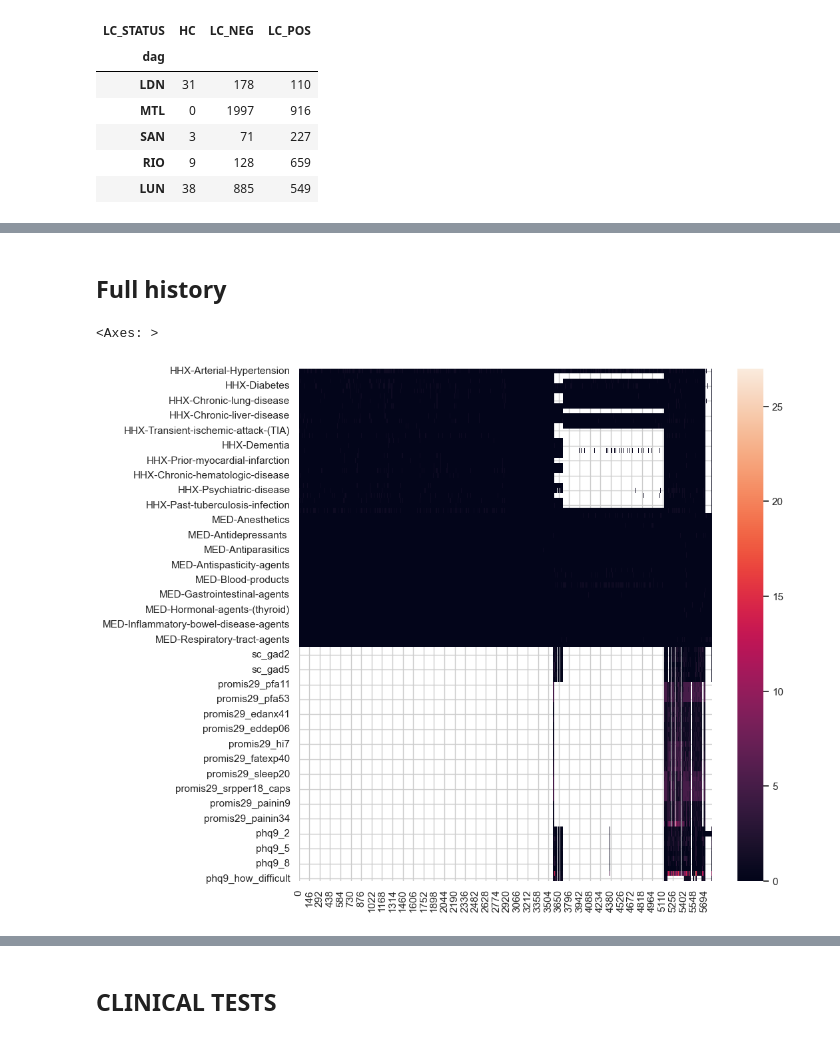
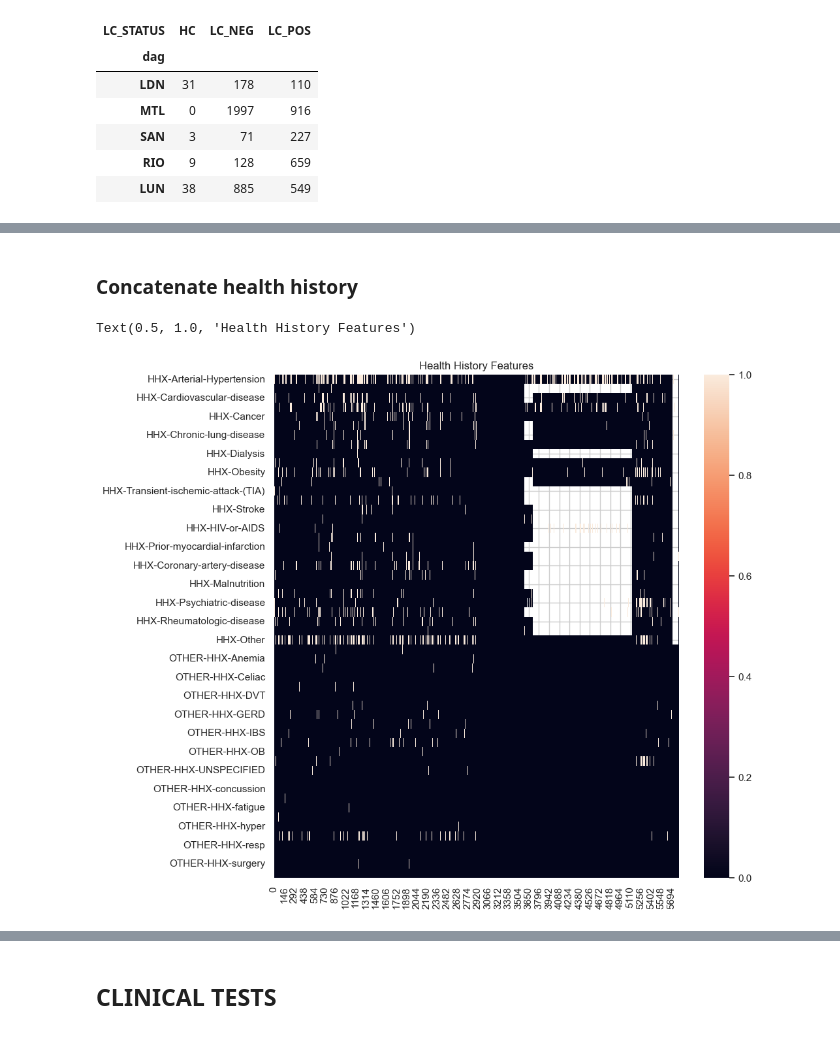
Before and after one commit to davidtweddell/lc_repo, a Jupyter notebook: 01-inspect-data.ipynb, the cells around one changed output, grey strips where cells are left out. Saved outputs shown, nothing was run; the diff lists cells and outputs as text; code cells hidden in the pictures.

```diff
--- a/01-inspect-data.ipynb
+++ b/01-inspect-data.ipynb
@@ -333,0 +356,14 @@ lc_site
+# %%
+# rename the past_hhx columns in df
+for c in HHX_temp:
+
+    # get the past_hhx number from the column name
+    hhx = int(c.split("_")[-1])
+
+    # look up the past_hhx name in the past_hhx_dict
+    hhx_name = "HHX-" + str.replace(past_hhx_dict[hhx], " ", "-")
+
+    # rename the column
+    df = df.rename(columns = {c: hhx_name}) # type: ignore
+
+HEALTH_HX = [col for col in df.columns if "HHX" in col]
@@ -334,2 +400,21 @@ lc_site
+# %%
+# read the other-hhx dict from json
+import json
+
+with open("./OUTPUT/dict-other-hx.json", "r") as f:
+    other_hx_dict = json.load(f)
+
+
+# cast key to int
+other_hx_dict = {int(k): v for k, v in other_hx_dict.items()}
+
+# map the other_hhx col from number to string
+df["other_hhx"] = preserved_df["other_hhx"].map(other_hx_dict)
+# %%
+other_hhx_features = pd.get_dummies(df["other_hhx"], columns = ["other_hhx"], prefix = "OTHER-HHX", prefix_sep = "-")
+# other_hhx_features
+
+# cast the other_hhx columns to int
+other_hhx_features = other_hhx_features.astype(int)
 # %% [markdown]
-## Full history
+### Concatenate health history
@@ -350,11 +421,10 @@ for col in HX:
+# %%
+# concatenate the health hx features with the other health hx features
+hx_features_all = pd.concat([df[HEALTH_HX], other_hhx_features], axis = 1)
 # %%
-# plot it as a heatmap
-
-import seaborn as sns
-
 fig, ax = plt.subplots(figsize=(10, 10))
-
-sns.heatmap(df[HX].T, cbar=True, ax = ax)
+sns.heatmap(hx_features_all.T, cbar=True, ax = ax)
+plt.title("Health History Features")
 # %% [output]
-<Axes: >
+Text(0.5, 1.0, 'Health History Features')
-[figure, old version]
+[figure, new version]
```
Also changed, not shown: parts of 94 cells of this notebook.
